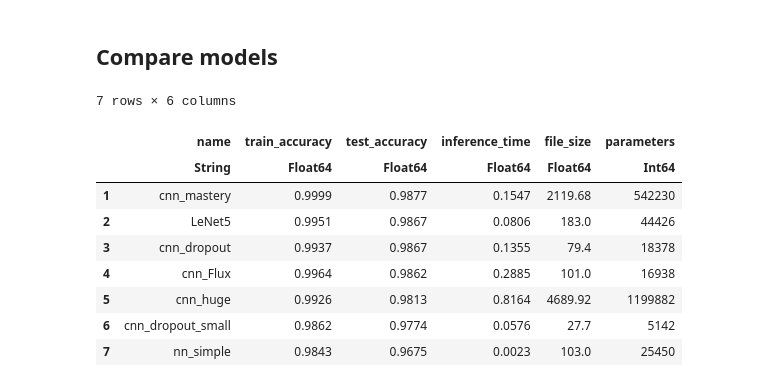
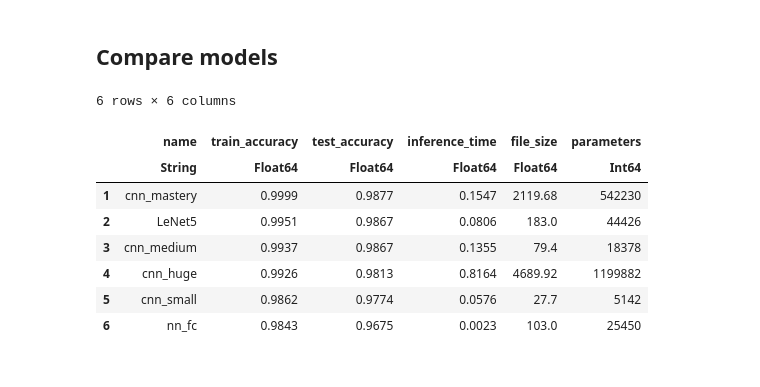
Before and after one commit to LiorSinai/SudokuReader-Julia, a Jupyter notebook: notebooks/EvaluateModels.ipynb, the cells around one changed output. Saved outputs shown, nothing was run; the diff lists cells and outputs as text; code cells hidden in the pictures.

```diff
--- a/notebooks/EvaluateModels.ipynb
+++ b/notebooks/EvaluateModels.ipynb
@@ -226,7 +241,7 @@ time per prediction: 0.0705 ms
 ## Compare models
 # %%
 df_models = DataFrame(
-    name=["cnn_Flux", "LeNet5", "cnn_dropout", "cnn_dropout_small", "nn_simple", "cnn_mastery", "cnn_huge"],
+    name=["cnn_Flux", "LeNet5", "cnn_medium", "cnn_small", "nn_fc", "cnn_mastery", "cnn_huge"],
     train_accuracy=[0.9964, 0.9951, 0.9937, 0.9862, 0.9843, 0.9999, 0.9926],
     test_accuracy=[0.9862, 0.9867, 0.9867, 0.9774, 0.9675, 0.9877, 0.9813],
     inference_time=[0.2885, 0.0806, 0.1355, 0.0576, 0.0023, 0.1547, 0.8164], #ms
@@ -235,15 +250,16 @@ df_models = DataFrame(
 )
 ;
 # %%
-sort!(df_models, [order(:test_accuracy, rev=true), order(:inference_time)])
+names = ["LeNet5", "cnn_medium", "cnn_small", "nn_fc", "cnn_mastery", "cnn_huge"]
+df = filter(row -> row["name"] ∈ names, df_models)
+sort!(df, [order(:test_accuracy, rev=true), order(:inference_time)])
 # %% [output]
-7 rows × 6 columns
+6 rows × 6 columns
 |  | name | train_accuracy | test_accuracy | inference_time | file_size | parameters |
 |  | String | Float64 | Float64 | Float64 | Float64 | Int64 |
 | 1 | cnn_mastery | 0.9999 | 0.9877 | 0.1547 | 2119.68 | 542230 |
 | 2 | LeNet5 | 0.9951 | 0.9867 | 0.0806 | 183.0 | 44426 |
-| 3 | cnn_dropout | 0.9937 | 0.9867 | 0.1355 | 79.4 | 18378 |
-| 4 | cnn_Flux | 0.9964 | 0.9862 | 0.2885 | 101.0 | 16938 |
-| 5 | cnn_huge | 0.9926 | 0.9813 | 0.8164 | 4689.92 | 1199882 |
-| 6 | cnn_dropout_small | 0.9862 | 0.9774 | 0.0576 | 27.7 | 5142 |
-| 7 | nn_simple | 0.9843 | 0.9675 | 0.0023 | 103.0 | 25450 |
+| 3 | cnn_medium | 0.9937 | 0.9867 | 0.1355 | 79.4 | 18378 |
+| 4 | cnn_huge | 0.9926 | 0.9813 | 0.8164 | 4689.92 | 1199882 |
+| 5 | cnn_small | 0.9862 | 0.9774 | 0.0576 | 27.7 | 5142 |
+| 6 | nn_fc | 0.9843 | 0.9675 | 0.0023 | 103.0 | 25450 |
```
Also changed, not shown: parts of 10 cells of this notebook, 10 other files.
